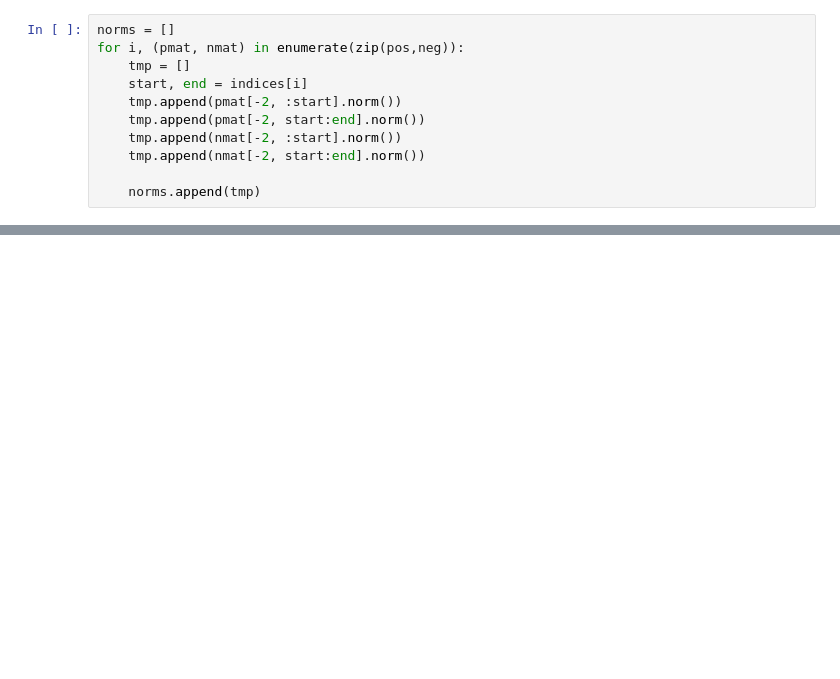
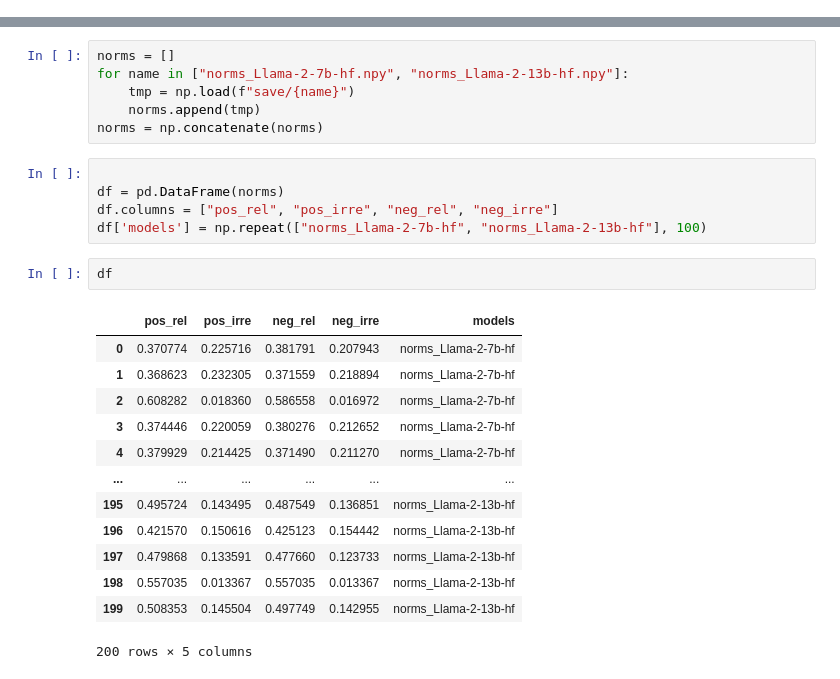
Before and after one commit to OliverXUZY/icl-norm, a Jupyter notebook: notebook/visz.ipynb, the cells around one changed output, grey strips where cells are left out. Cells and saved outputs as stored; diff of their text form; blank space fills up the shorter version.

```diff
--- a/notebook/visz.ipynb
+++ b/notebook/visz.ipynb
@@ -64,11 +9,0 @@ torch.Size([48, 48])
-# %%
-norms = []
-for i, (pmat, nmat) in enumerate(zip(pos,neg)):
-    tmp = []
-    start, end = indices[i]
-    tmp.append(pmat[-2, :start].norm())
-    tmp.append(pmat[-2, start:end].norm())
-    tmp.append(nmat[-2, :start].norm())
-    tmp.append(nmat[-2, start:end].norm())
-
-    norms.append(tmp)
@@ -87,0 +32,27 @@ array([[0.3707739 , 0.22571565, 0.3817914 , 0.20794344],
+# %%
+norms = []
+for name in ["norms_Llama-2-7b-hf.npy", "norms_Llama-2-13b-hf.npy"]:
+    tmp = np.load(f"save/{name}")
+    norms.append(tmp)
+norms = np.concatenate(norms)
+# %%
+
+df = pd.DataFrame(norms)
+df.columns = ["pos_rel", "pos_irre", "neg_rel", "neg_irre"]
+df['models'] = np.repeat(["norms_Llama-2-7b-hf", "norms_Llama-2-13b-hf"], 100)
+# %%
+df
+# %% [output]
+|  | pos_rel | pos_irre | neg_rel | neg_irre | models |
+| 0 | 0.370774 | 0.225716 | 0.381791 | 0.207943 | norms_Llama-2-7b-hf |
+| 1 | 0.368623 | 0.232305 | 0.371559 | 0.218894 | norms_Llama-2-7b-hf |
+| 2 | 0.608282 | 0.018360 | 0.586558 | 0.016972 | norms_Llama-2-7b-hf |
+| 3 | 0.374446 | 0.220059 | 0.380276 | 0.212652 | norms_Llama-2-7b-hf |
+| 4 | 0.379929 | 0.214425 | 0.371490 | 0.211270 | norms_Llama-2-7b-hf |
+| ... | ... | ... | ... | ... | ... |
+| 195 | 0.495724 | 0.143495 | 0.487549 | 0.136851 | norms_Llama-2-13b-hf |
+| 196 | 0.421570 | 0.150616 | 0.425123 | 0.154442 | norms_Llama-2-13b-hf |
+| 197 | 0.479868 | 0.133591 | 0.477660 | 0.123733 | norms_Llama-2-13b-hf |
+| 198 | 0.557035 | 0.013367 | 0.557035 | 0.013367 | norms_Llama-2-13b-hf |
+| 199 | 0.508353 | 0.145504 | 0.497749 | 0.142955 | norms_Llama-2-13b-hf |
+200 rows × 5 columns
```
Also changed, not shown: parts of 14 cells of this notebook, 2 other files.
